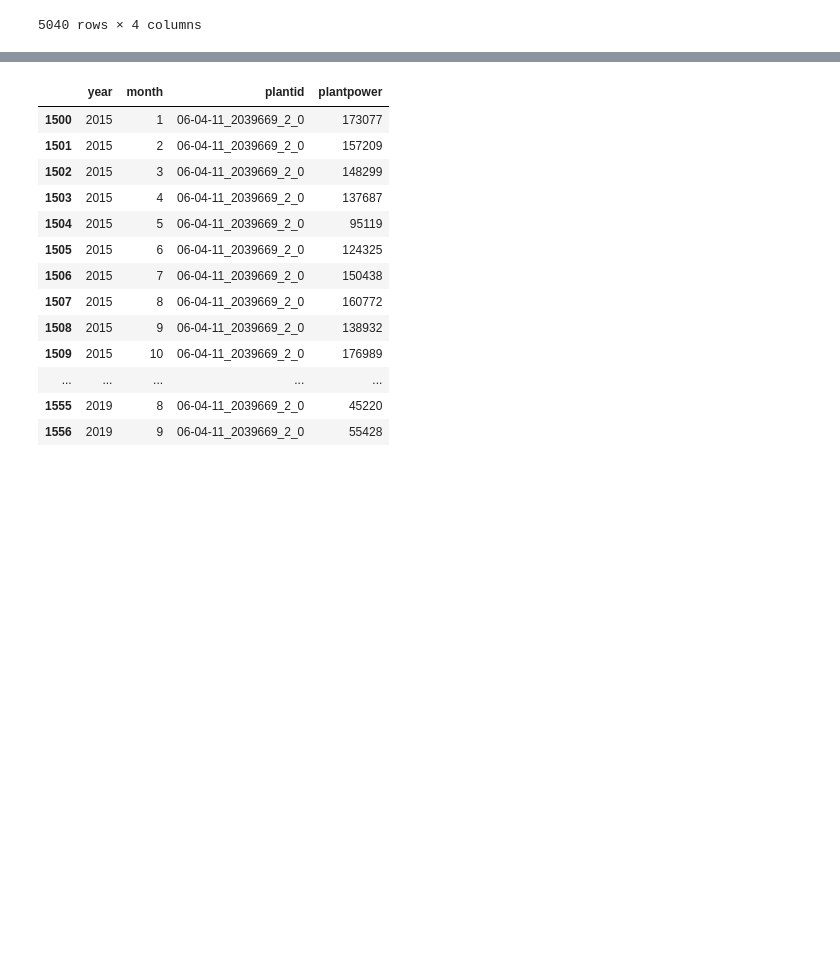
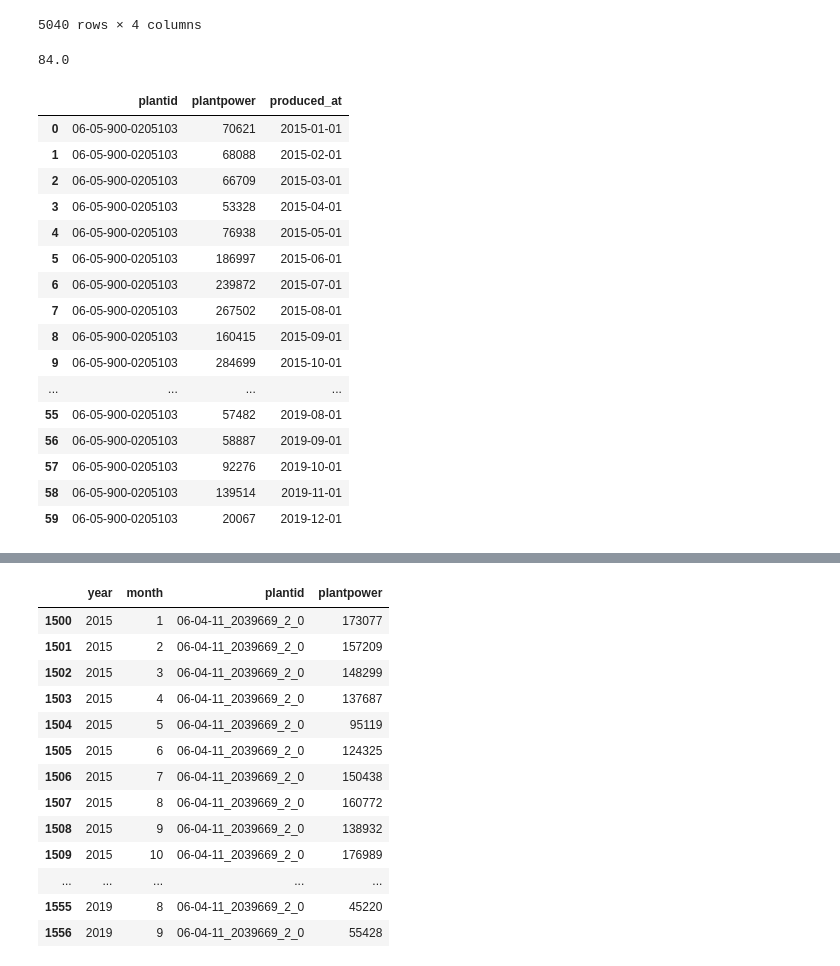
Before and after one commit to sidietz/plantwatch-data, a Jupyter notebook: production/month_by_plant.ipynb, the cells around one changed output, grey strips where cells are left out. Drawn from its saved outputs; the diff is of its cells as text; code cells hidden in the pictures; blank space fills up the shorter version.

```diff
--- a/production/month_by_plant.ipynb
+++ b/production/month_by_plant.ipynb
@@ -156,0 +169,12 @@ pm4
+# %%
+mt1['pa'] = mt1.year.astype(str) + "-" + mt1.month.astype(str)
+# %%
+mt1['produced_at'] =  pd.to_datetime(mt1['pa'])
+# %%
+mt2 = mt1.drop(["year", "month", "pa"], axis=1)
+# %%
+mt3 = mt2.reset_index(drop=True)
+# %%
+5040 / (5* 12)
+# %% [output]
+84.0
@@ -156,0 +183,20 @@ pm4
+# %%
+mt3.loc[mt3.plantid == '06-05-900-0205103']
+# %% [output]
+|  | plantid | plantpower | produced_at |
+| 0 | 06-05-900-0205103 | 70621 | 2015-01-01 |
+| 1 | 06-05-900-0205103 | 68088 | 2015-02-01 |
+| 2 | 06-05-900-0205103 | 66709 | 2015-03-01 |
+| 3 | 06-05-900-0205103 | 53328 | 2015-04-01 |
+| 4 | 06-05-900-0205103 | 76938 | 2015-05-01 |
+| 5 | 06-05-900-0205103 | 186997 | 2015-06-01 |
+| 6 | 06-05-900-0205103 | 239872 | 2015-07-01 |
+| 7 | 06-05-900-0205103 | 267502 | 2015-08-01 |
+| 8 | 06-05-900-0205103 | 160415 | 2015-09-01 |
+| 9 | 06-05-900-0205103 | 284699 | 2015-10-01 |
+| ... | ... | ... | ... |
+| 55 | 06-05-900-0205103 | 57482 | 2019-08-01 |
+| 56 | 06-05-900-0205103 | 58887 | 2019-09-01 |
+| 57 | 06-05-900-0205103 | 92276 | 2019-10-01 |
+| 58 | 06-05-900-0205103 | 139514 | 2019-11-01 |
+| 59 | 06-05-900-0205103 | 20067 | 2019-12-01 |
```
Also changed, not shown: parts of 15 cells of this notebook, 2 other files.
